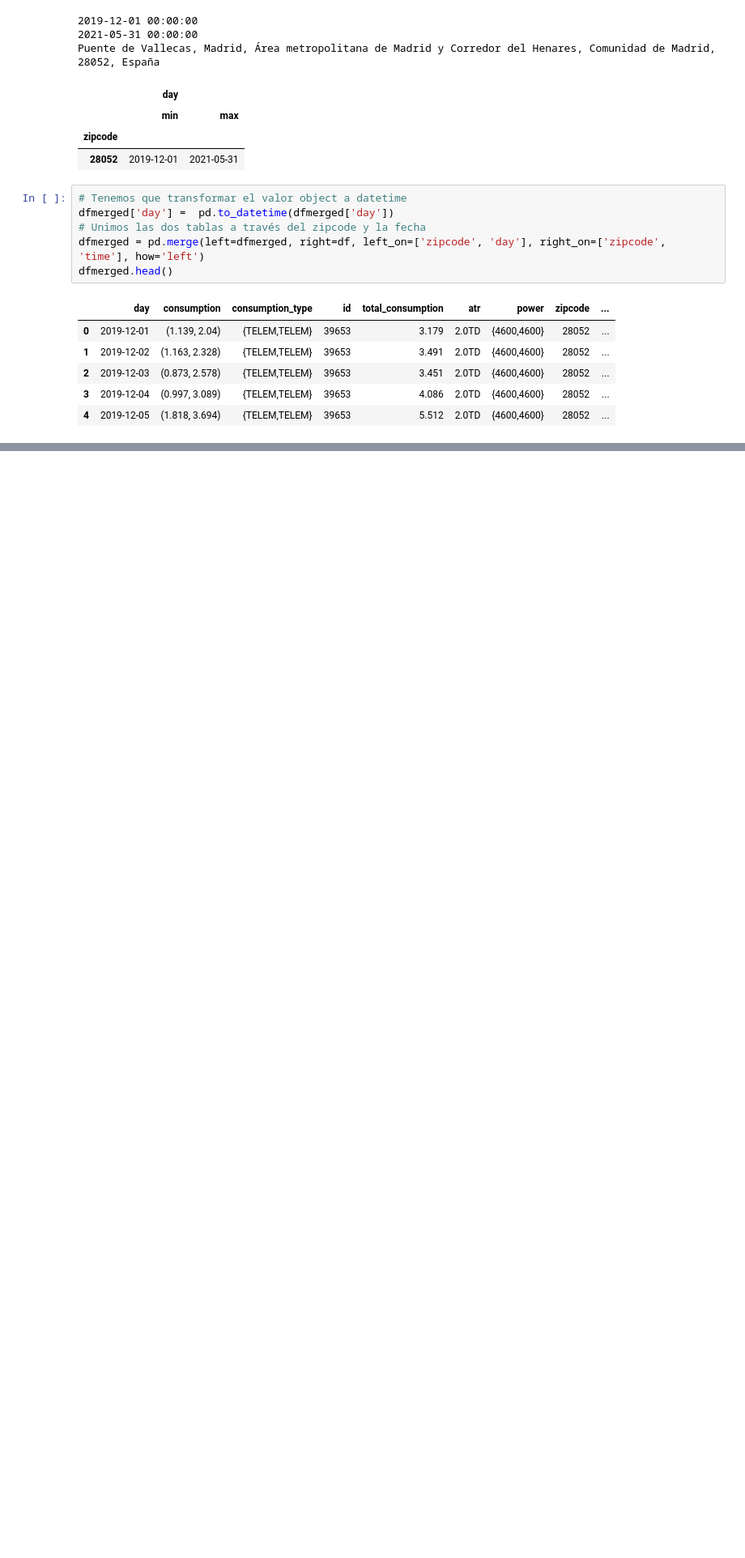
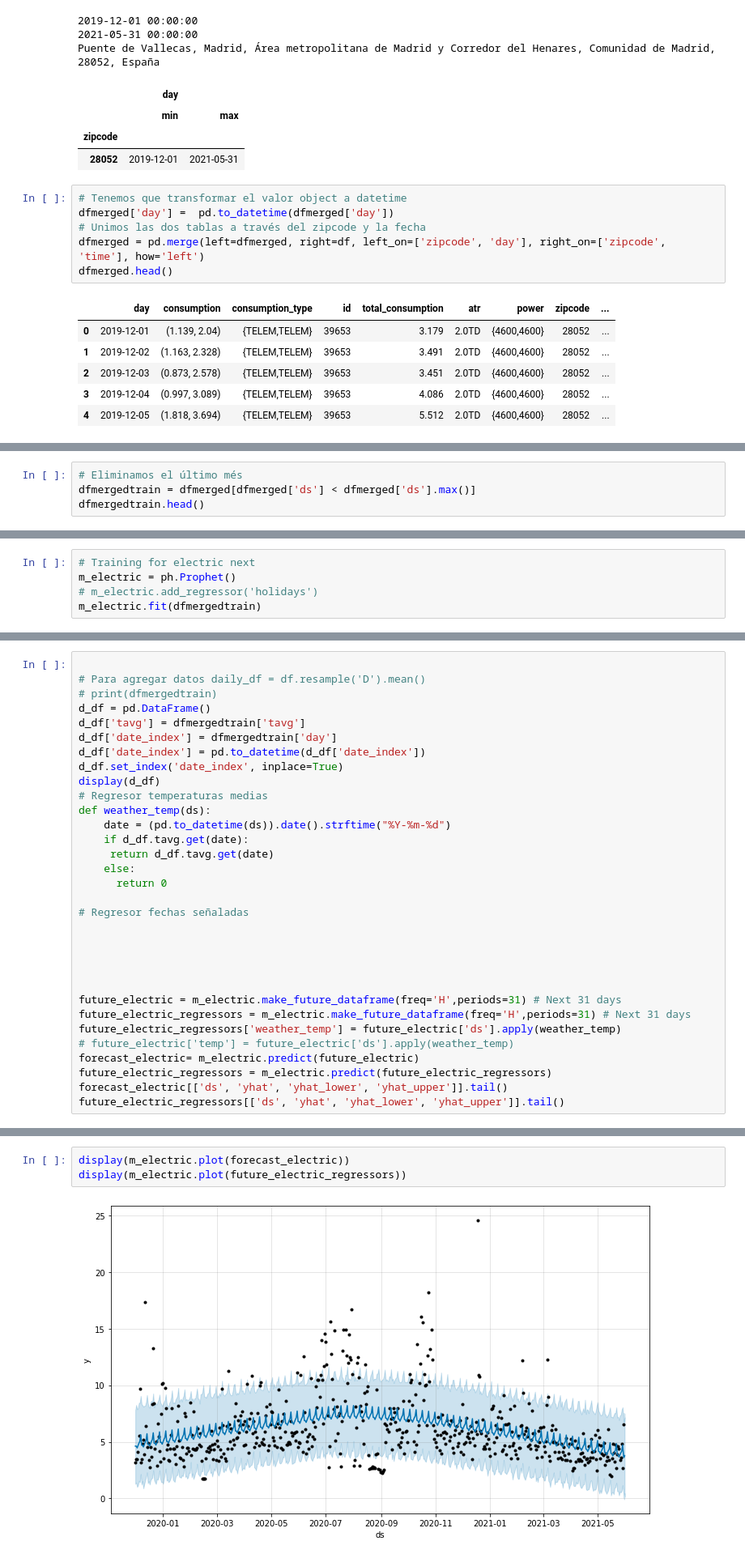
Before and after one commit to mariopastorlanchares/electricity-predictor, a Jupyter notebook: electric_consumption.ipynb, the cells around one changed output, grey strips where cells are left out. Shown at 81% size. Drawn from its saved outputs; the diff is of its cells as text; blank space fills up the shorter version.

Commit message:
feat - integración con Prophet y regresor

```diff
--- a/electric_consumption.ipynb
+++ b/electric_consumption.ipynb
@@ -145,0 +180,4 @@ dfmerged.head()
+# %%
+# Eliminamos el último més
+dfmergedtrain = dfmerged[dfmerged['ds'] < dfmerged['ds'].max()]
+dfmergedtrain.head()
@@ -145,0 +191,5 @@ dfmerged.head()
+# %%
+# Training for electric next
+m_electric = ph.Prophet()
+# m_electric.add_regressor('holidays')
+m_electric.fit(dfmergedtrain)
@@ -145,0 +200,32 @@ dfmerged.head()
+# %%
+
+# Para agregar datos daily_df = df.resample('D').mean()
+# print(dfmergedtrain)
+d_df = pd.DataFrame()
+d_df['tavg'] = dfmergedtrain['tavg']
+d_df['date_index'] = dfmergedtrain['day']
+d_df['date_index'] = pd.to_datetime(d_df['date_index'])
+d_df.set_index('date_index', inplace=True)
+display(d_df)
+# Regresor temperaturas medias
+def weather_temp(ds):
+    date = (pd.to_datetime(ds)).date().strftime("%Y-%m-%d")
+    if d_df.tavg.get(date):
+     return d_df.tavg.get(date)
+    else:
+      return 0
+
+# Regresor fechas señaladas
+
+
+
+
+
+future_electric = m_electric.make_future_dataframe(freq='H',periods=31) # Next 31 days
+future_electric_regressors = m_electric.make_future_dataframe(freq='H',periods=31) # Next 31 days
+future_electric_regressors['weather_temp'] = future_electric['ds'].apply(weather_temp)
+# future_electric['temp'] = future_electric['ds'].apply(weather_temp)
+forecast_electric= m_electric.predict(future_electric)
+future_electric_regressors = m_electric.predict(future_electric_regressors)
+forecast_electric[['ds', 'yhat', 'yhat_lower', 'yhat_upper']].tail()
+future_electric_regressors[['ds', 'yhat', 'yhat_lower', 'yhat_upper']].tail()
@@ -145,0 +269,5 @@ dfmerged.head()
+# %%
+display(m_electric.plot(forecast_electric))
+display(m_electric.plot(future_electric_regressors))
+# %% [output]
+[figure, added]
```
Also changed, not shown: parts of 14 cells of this notebook.
